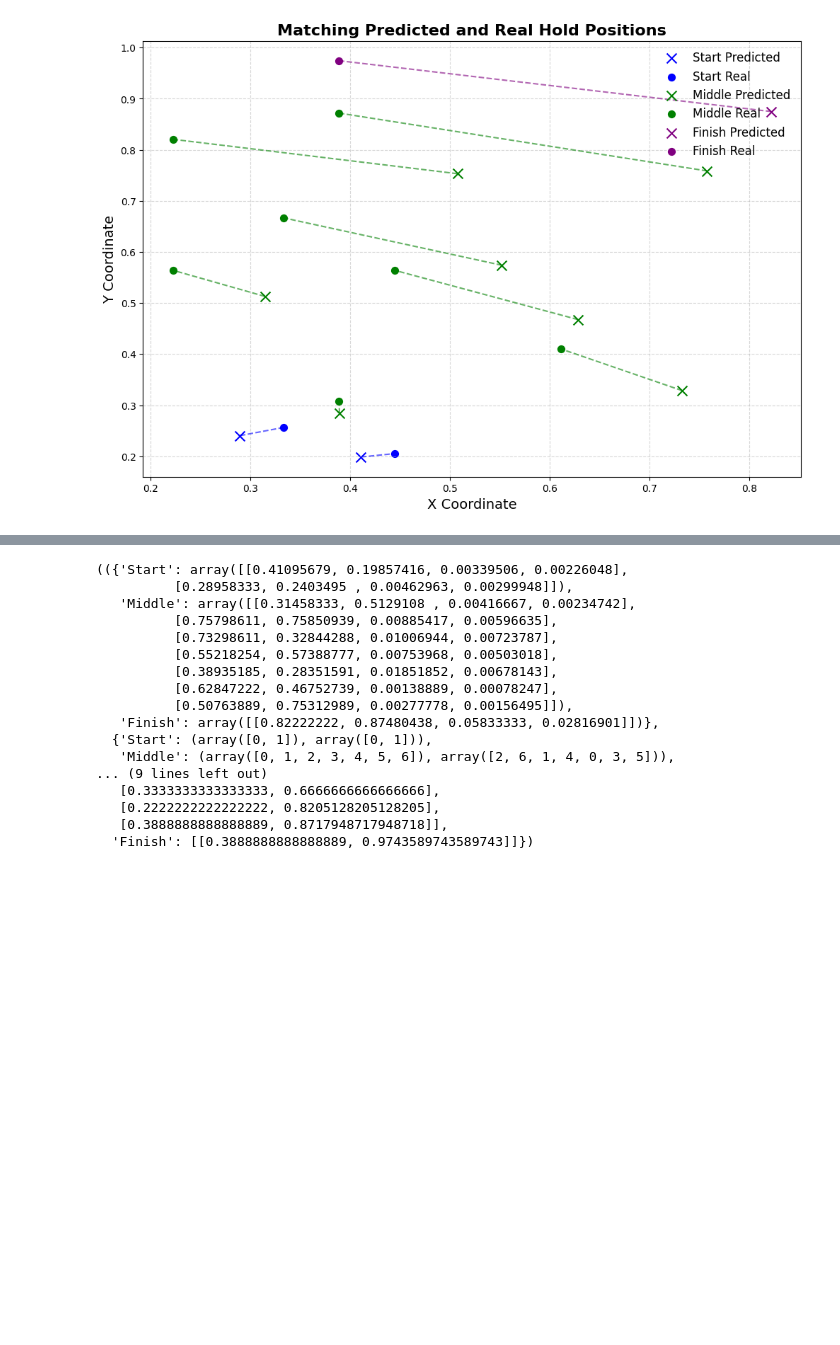
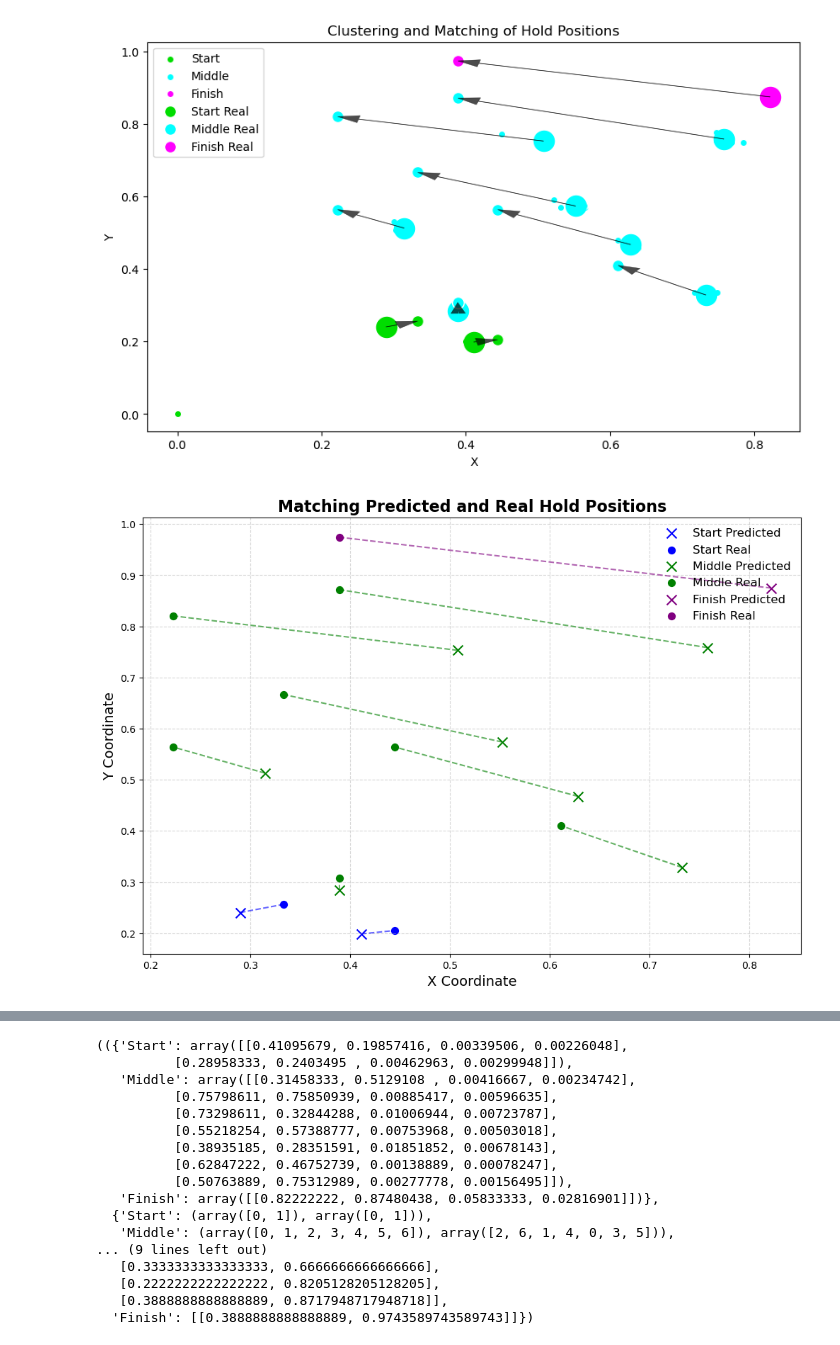
Before and after one commit to TomPlt/KilterBot, a Jupyter notebook: betavideo_mapping.ipynb, the cells around one changed output, grey strips where cells are left out. Saved outputs shown, nothing was run; the diff lists cells and outputs as text; code cells hidden in the pictures; blank space fills up the shorter version.

```diff
--- a/betavideo_mapping.ipynb
+++ b/betavideo_mapping.ipynb
@@ -132,6 +125,9 @@ def perform_clustering_and_plot(hold_dict, n_clusters_dict, kilter_holds, eps=0.
     return cluster_centers_dict, assignments
 # %%
 n_clusters_dict = {'Start': len(kilter_holds['Start']), 'Middle': len(kilter_holds['Middle']), 'Finish': len(kilter_holds['Finish'])}
+cluster_centers = perform_clustering_and_plot(vid_lm_holds, n_clusters_dict, kilter_holds, eps=0.05, min_samples=2)
+# %% [output]
+[figure, added]
 # %%
 def plot_given_positions(hold_dict):
     colors = {'Start': 'g', 'Middle': 'b', 'Finish': 'r', 'Foot Only': 'orange'}
@@ -200,4 +196,4 @@ def plot_matched_points(cluster_centers, kilter_holds):
 # %%
 plot_matched_points(cluster_centers[0], kilter_holds)
 # %% [output]
-[figure, old version]
+[figure, new version]
```
Also changed, not shown: parts of 16 cells of this notebook, 3 other files.
